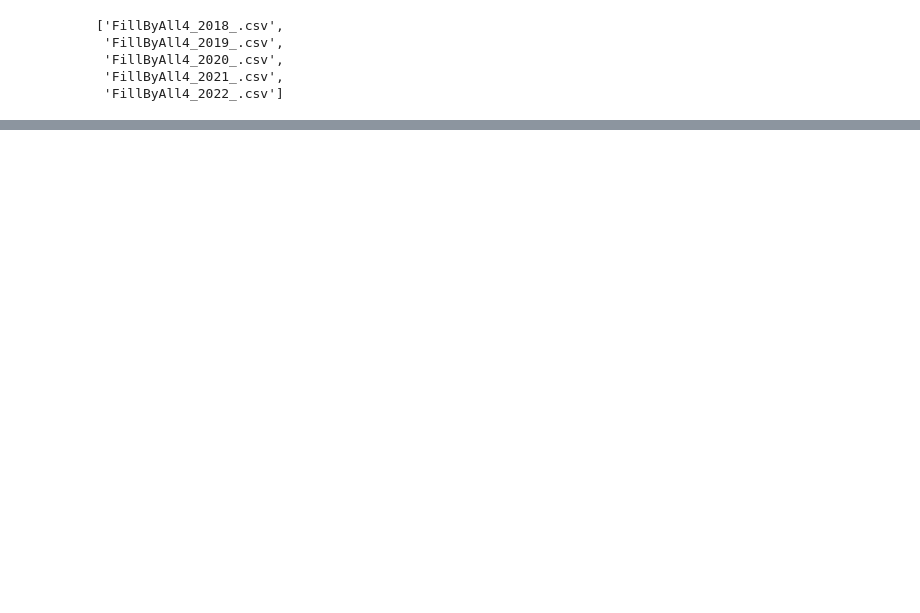
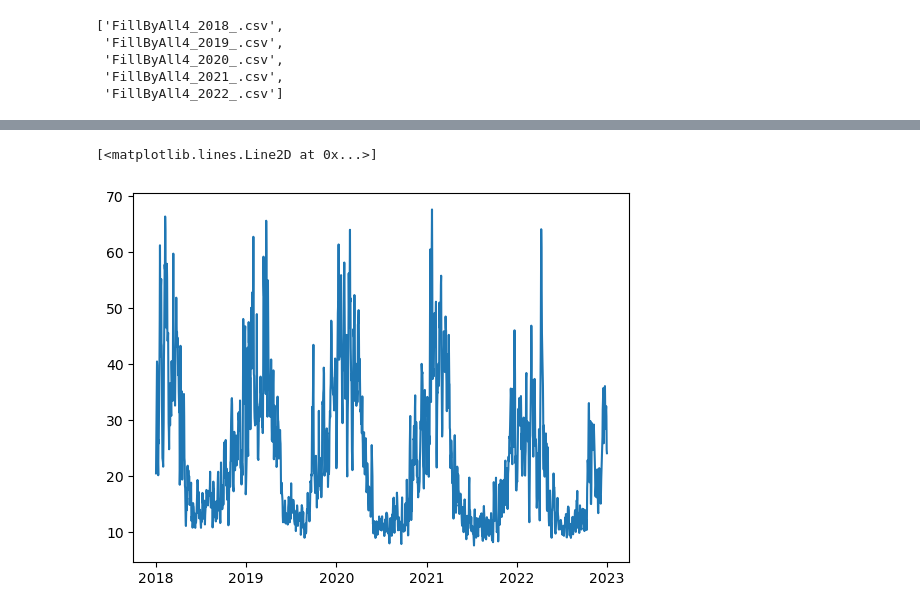
Before and after one commit to men31/DataMining_PM2_5, a Jupyter notebook: PM25_Coding/Data_Visualization/PM_Visualization.ipynb, the cells around one changed output, grey strips where cells are left out. Drawn from its saved outputs; the diff is of its cells as text; code cells hidden in the pictures; blank space fills up the shorter version.

```diff
--- a/PM25_Coding/Data_Visualization/PM_Visualization.ipynb
+++ b/PM25_Coding/Data_Visualization/PM_Visualization.ipynb
@@ -77,12 +20,0 @@ Length: 364, dtype: float64
-# %%
-mean_data_dict = {}
-for year, df in data_dict.items():
-    mean_data_dict[year] = df.mean(axis=1, numeric_only=True)
-for year, df in mean_data_dict.items():
-    plt.plot(df, label=year)
-plt.hlines(50, 0, 356, linestyles='dashed', label='Thailand NAAQ (50)', color='gray')
-plt.hlines(15, 0, 356, linestyles='dashed', label='WHO guldline (50)', color='black')
-plt.ylabel('PM2.5 micrograms/m**3')
-plt.xlabel('Day')
-plt.legend()
-plt.show()
@@ -91,6 +20,0 @@ plt.show()
-# %%
-data_dict_month = {}
-for year, df in data_dict.items():
-    data_dict_month[year] = df.copy()
-    data_dict_month[year]['Month'] = data_dict_month[year]['Date'].apply(lambda x: x.split('_')[1])
-    data_dict_month[year] = data_dict_month[year].drop(columns=['Date'])
@@ -116,0 +37,19 @@ a.groupby(['Month']).count()
+# %%
+def merge_all_year_as_timeseries(PM_data):
+    all_year = pd.DataFrame(columns=['Date', 'Mean PM2.5'])
+    for key, df in PM_data.items():
+        mean_data = df.mean(axis=1, numeric_only=True)
+        a_year_df = pd.DataFrame(df['Date'].copy().to_list(), columns=['Date'])
+        a_year_df['Mean PM2.5'] = mean_data.copy().to_list()
+        all_year = pd.concat([all_year, a_year_df], axis=0)
+
+    # Add some detail
+    all_year = all_year.reset_index().drop(columns=['index'])
+    all_year['Date'] = all_year['Date'].apply(lambda x : datetime.strptime(x, '%Y_%m_%d'))
+    all_year = all_year.drop_duplicates()
+    all_year = all_year.set_index('Date').asfreq(freq='D')
+    all_year['Mean PM2.5'] = all_year['Mean PM2.5'].interpolate('linear')
+    return all_year
+# %%
+TS_PM_data = merge_all_year_as_timeseries(PM_data)
+TS_PM_data.info()
@@ -116,0 +66,5 @@ a.groupby(['Month']).count()
+# %%
+plt.plot(TS_PM_data.index, TS_PM_data['Mean PM2.5'])
+# %% [output]
+[<matplotlib.lines.Line2D at 0x...>]
+[figure, added]
```
Also changed, not shown: parts of 31 cells of this notebook, 14 other files.
